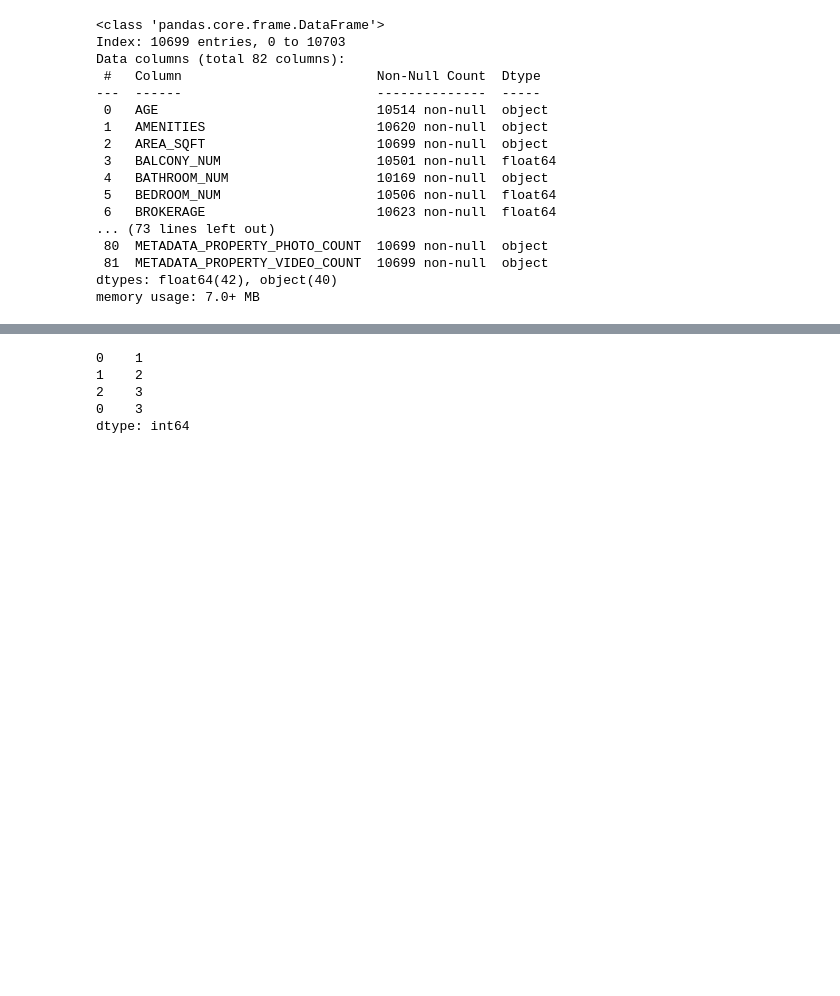
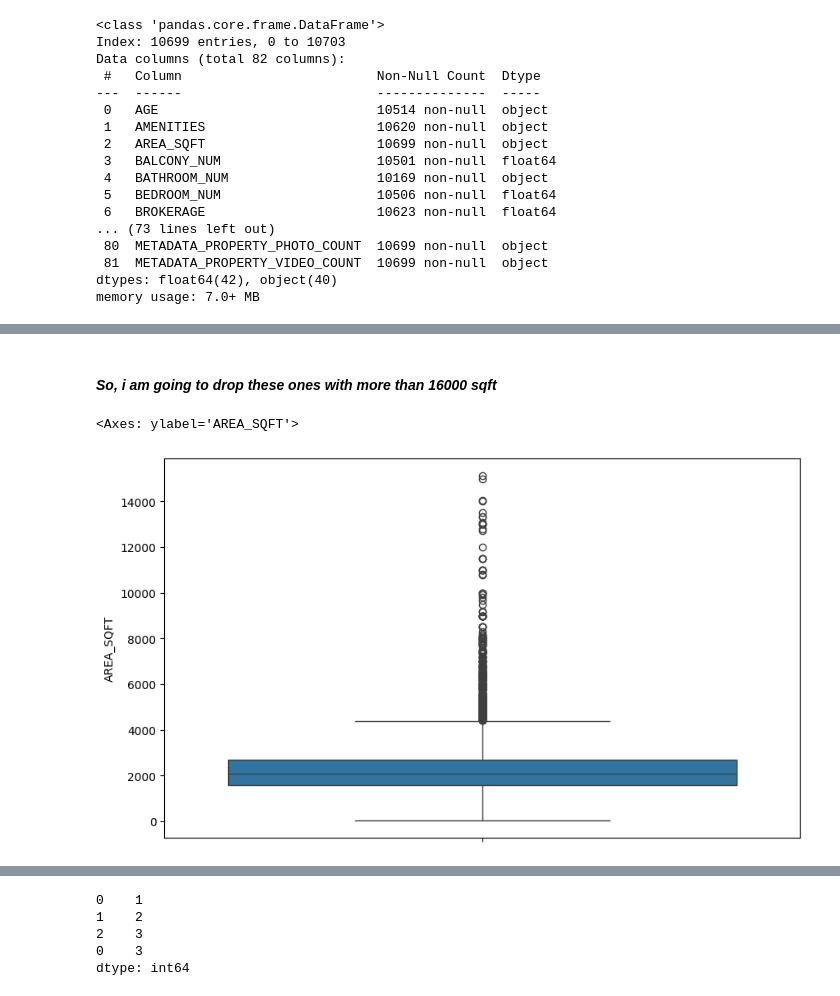
Before and after one commit to bolexyro/India-Property-Price-Prediction, a Jupyter notebook: Notebooks/main.ipynb, the cells around one changed output, grey strips where cells are left out. Drawn from its saved outputs; the diff is of its cells as text; code cells hidden in the pictures; blank space fills up the shorter version.

```diff
--- a/Notebooks/main.ipynb
+++ b/Notebooks/main.ipynb
@@ -1431,0 +1665,10 @@ memory usage: 7.0+ MB
+# %% [markdown]
+#### _So, i am going to drop these ones with more than 16000 sqft_
+# %%
+df.drop(index=df.loc[df["AREA_SQFT"] > 16000].index, inplace=True)
+# %%
+plt.figure(figsize=(10, 6))
+sns.boxplot(y="AREA_SQFT", data=df)
+# %% [output]
+<Axes: ylabel='AREA_SQFT'>
+[figure, added]
```
Also changed, not shown: parts of 52 cells of this notebook, 2 other files.
